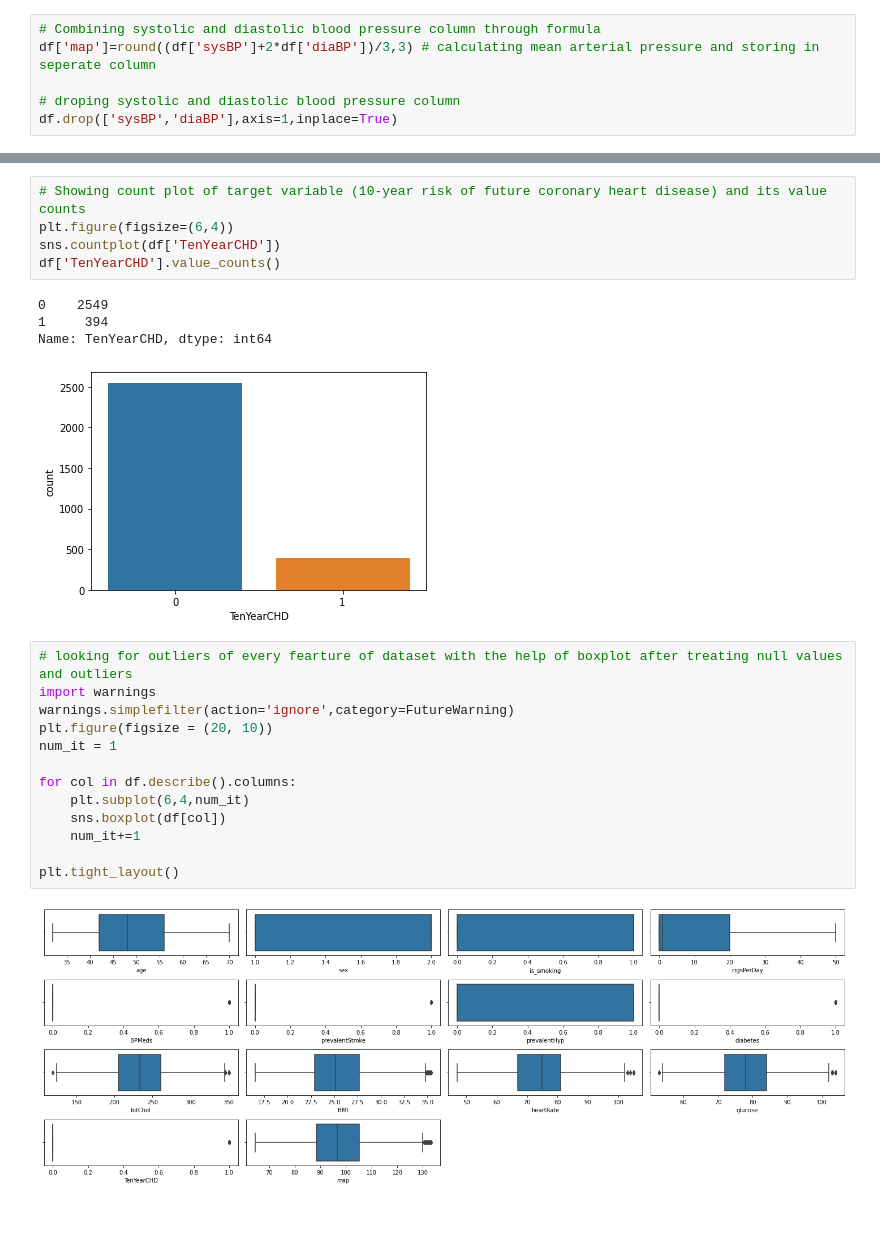
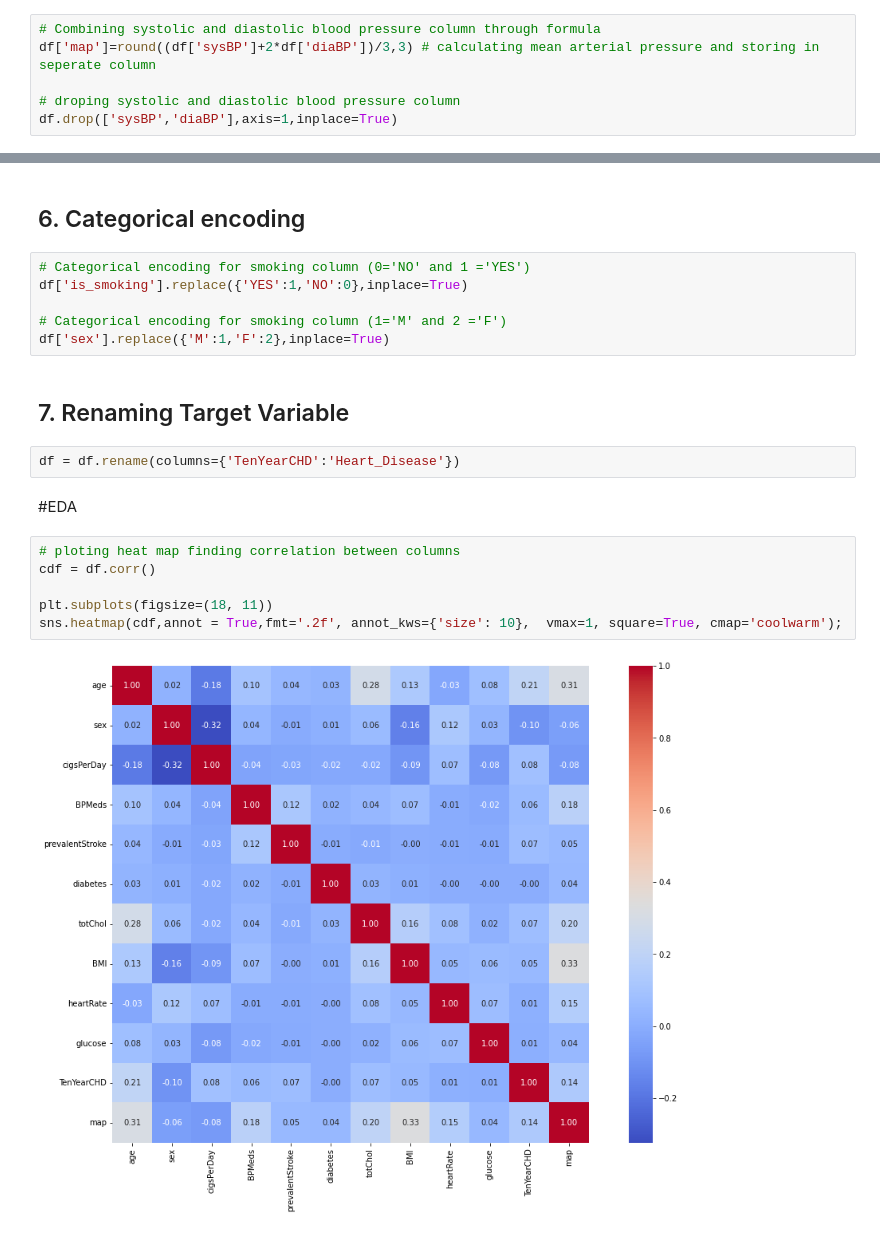
Before and after one commit to niteshavagabond/Cardiovascular-Risk-Prediction, a Jupyter notebook: Cardiovascular_Risk_Prediction.ipynb, the cells around one changed output, grey strips where cells are left out. Saved outputs shown, nothing was run; the diff lists cells and outputs as text.

```diff
--- a/Cardiovascular_Risk_Prediction.ipynb
+++ b/Cardiovascular_Risk_Prediction.ipynb
@@ -505,25 +305,22 @@ df[df.duplicated()].shape
-# %%
-# Showing count plot of target variable (10-year risk of future coronary heart disease) and its value counts
-plt.figure(figsize=(6,4))
-sns.countplot(df['TenYearCHD'])
-df['TenYearCHD'].value_counts()
-# %% [output]
-0    2549
-1     394
-Name: TenYearCHD, dtype: int64
-[figure, removed]
-# %%
-# looking for outliers of every fearture of dataset with the help of boxplot after treating null values and outliers
-import warnings
-warnings.simplefilter(action='ignore',category=FutureWarning)
-plt.figure(figsize = (20, 10))
-num_it = 1
-
-for col in df.describe().columns:
-    plt.subplot(6,4,num_it)
-    sns.boxplot(df[col])
-    num_it+=1
-
-plt.tight_layout()
-# %% [output]
-[figure, removed]
+# %% [markdown]
+## 6. Categorical encoding
+# %%
+# Categorical encoding for smoking column (0='NO' and 1 ='YES')
+df['is_smoking'].replace({'YES':1,'NO':0},inplace=True)
+
+# Categorical encoding for smoking column (1='M' and 2 ='F')
+df['sex'].replace({'M':1,'F':2},inplace=True)
+# %% [markdown]
+## 7. Renaming Target Variable
+# %%
+df = df.rename(columns={'TenYearCHD':'Heart_Disease'})
+# %% [markdown]
+#EDA
+# %%
+# ploting heat map finding correlation between columns
+cdf = df.corr()
+
+plt.subplots(figsize=(18, 11))
+sns.heatmap(cdf,annot = True,fmt='.2f', annot_kws={'size': 10},  vmax=1, square=True, cmap='coolwarm');
+# %% [output]
+[figure, added]
```
Also changed, not shown: parts of 73 cells of this notebook.
